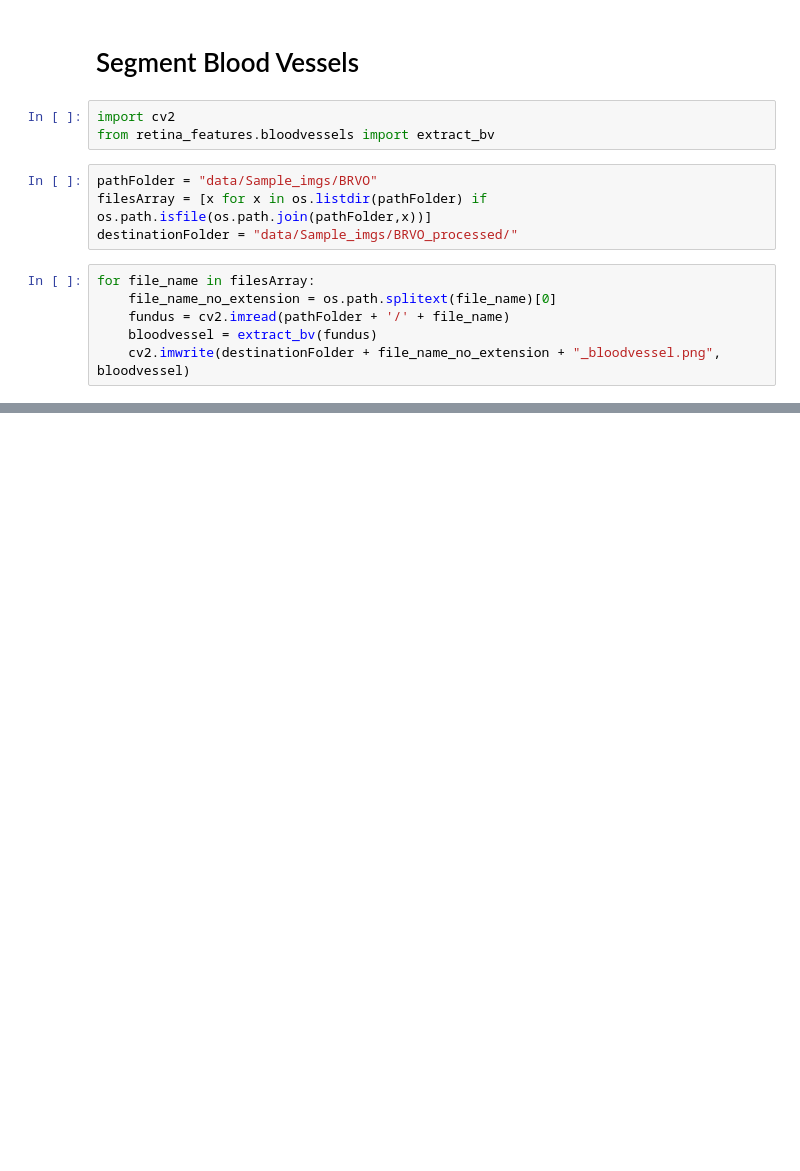
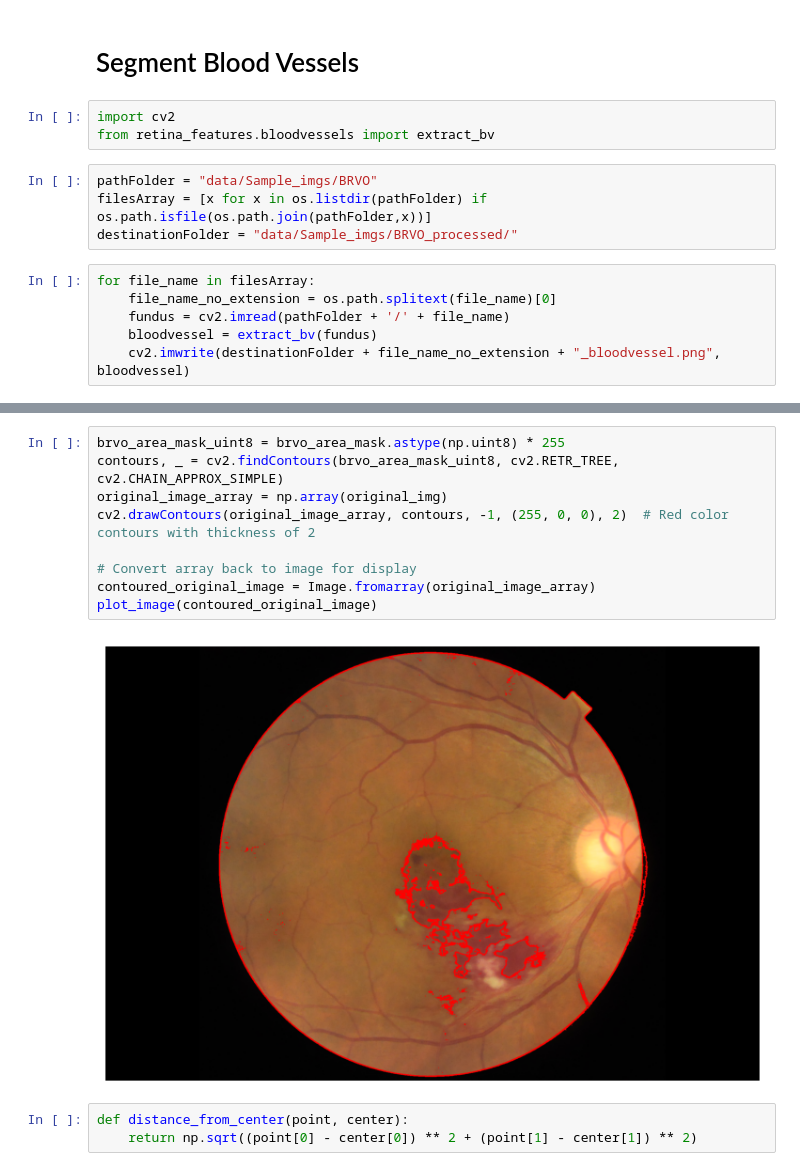
Before and after one commit to Spector3702/RetinalAnalysis, a Jupyter notebook: BRVO/process_brvo.ipynb, the cells around one changed output, grey strips where cells are left out. Cells and saved outputs as stored; diff of their text form; blank space fills up the shorter version.

```diff
--- a/BRVO/process_brvo.ipynb
+++ b/BRVO/process_brvo.ipynb
@@ -29,0 +68,14 @@ for file_name in filesArray:
+# %%
+brvo_area_mask_uint8 = brvo_area_mask.astype(np.uint8) * 255
+contours, _ = cv2.findContours(brvo_area_mask_uint8, cv2.RETR_TREE, cv2.CHAIN_APPROX_SIMPLE)
+original_image_array = np.array(original_img)
+cv2.drawContours(original_image_array, contours, -1, (255, 0, 0), 2)  # Red color contours with thickness of 2
+
+# Convert array back to image for display
+contoured_original_image = Image.fromarray(original_image_array)
+plot_image(contoured_original_image)
+# %% [output]
+[figure, added]
+# %%
+def distance_from_center(point, center):
+    return np.sqrt((point[0] - center[0]) ** 2 + (point[1] - center[1]) ** 2)
```
Also changed, not shown: parts of 7 cells of this notebook, 1 other file.
